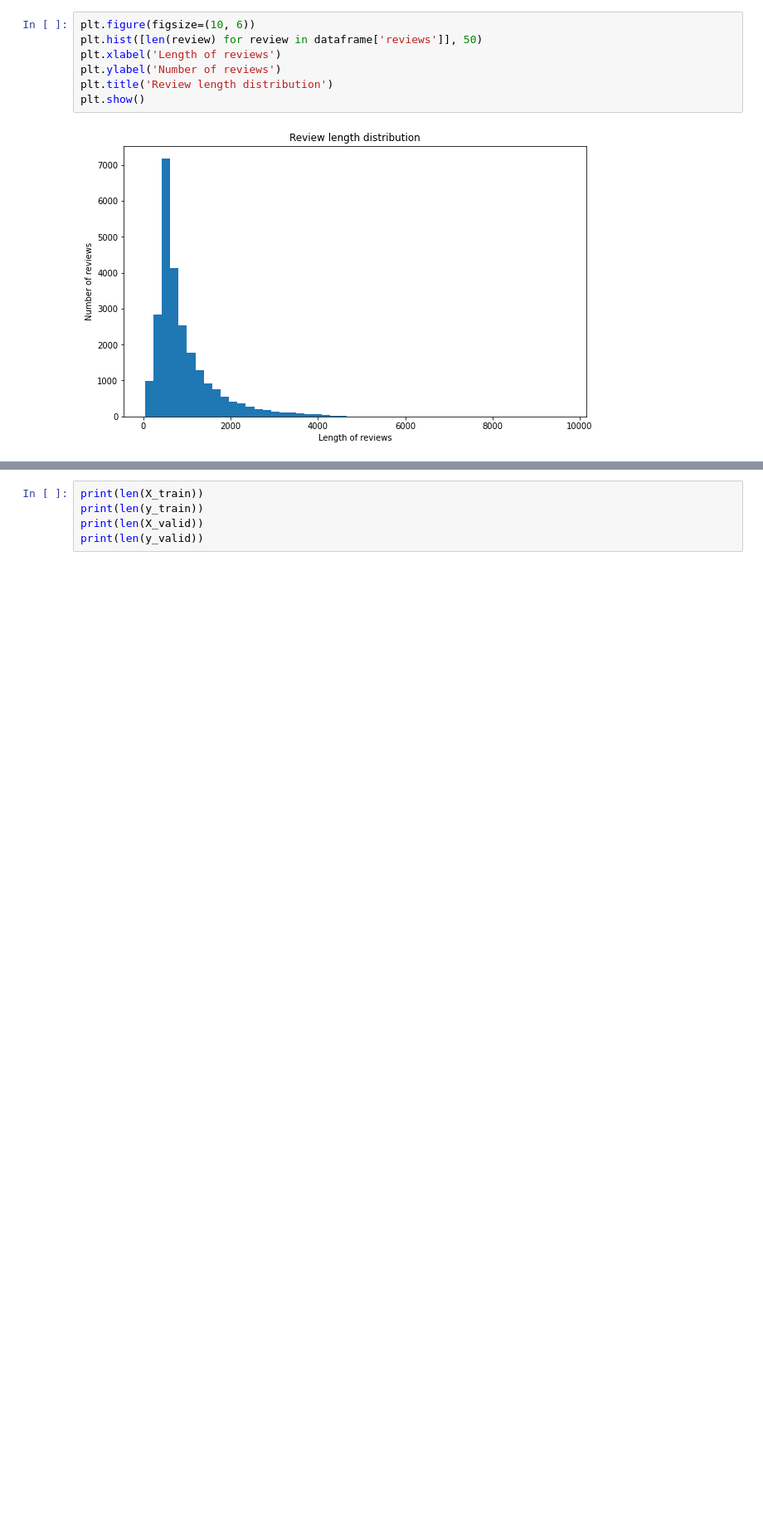
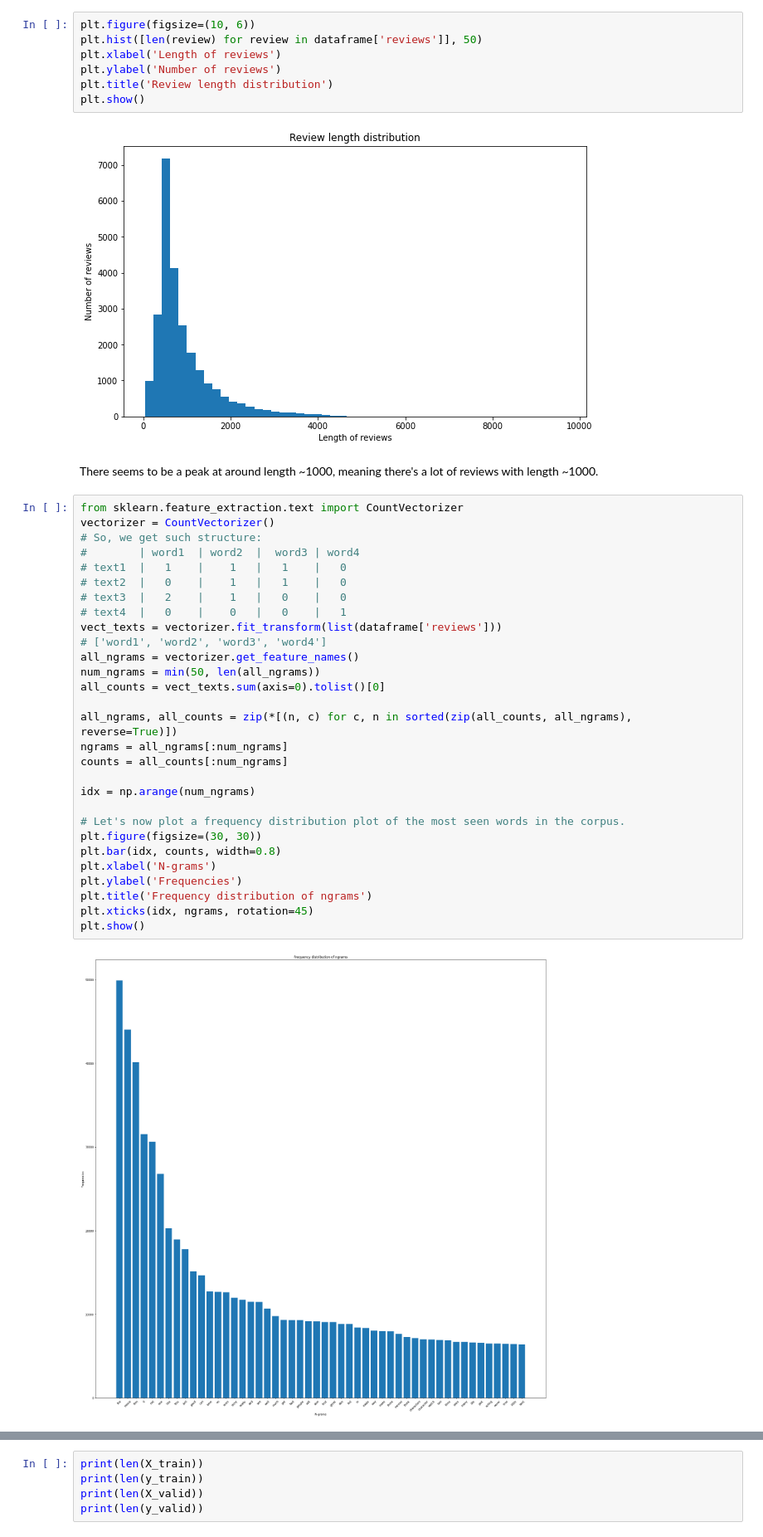
Before and after one commit to stochasticats/imdb-review-sentiment-classifier, a Jupyter notebook: imdb_movie_sentiment_classifier.ipynb, the cells around one changed output, grey strips where cells are left out. Shown at 83% size. Saved outputs shown, nothing was run; the diff lists cells and outputs as text; blank space fills up the shorter version.

```diff
--- a/imdb_movie_sentiment_classifier.ipynb
+++ b/imdb_movie_sentiment_classifier.ipynb
@@ -179,4 +183,37 @@ plt.title('Review length distribution')
 plt.show()
 # %% [output]
 [figure]
+# %% [markdown]
+There seems to be a peak at around length ~1000, meaning there's a lot of reviews with length ~1000.
+# %%
+from sklearn.feature_extraction.text import CountVectorizer
+vectorizer = CountVectorizer()
+# So, we get such structure:
+#        | word1  | word2  |  word3 | word4
+# text1  |   1    |    1   |   1    |   0
+# text2  |   0    |    1   |   1    |   0
+# text3  |   2    |    1   |   0    |   0
+# text4  |   0    |    0   |   0    |   1
+vect_texts = vectorizer.fit_transform(list(dataframe['reviews']))
+# ['word1', 'word2', 'word3', 'word4']
+all_ngrams = vectorizer.get_feature_names()
+num_ngrams = min(50, len(all_ngrams))
+all_counts = vect_texts.sum(axis=0).tolist()[0]
+
+all_ngrams, all_counts = zip(*[(n, c) for c, n in sorted(zip(all_counts, all_ngrams), reverse=True)])
+ngrams = all_ngrams[:num_ngrams]
+counts = all_counts[:num_ngrams]
+
+idx = np.arange(num_ngrams)
+
+# Let's now plot a frequency distribution plot of the most seen words in the corpus.
+plt.figure(figsize=(30, 30))
+plt.bar(idx, counts, width=0.8)
+plt.xlabel('N-grams')
+plt.ylabel('Frequencies')
+plt.title('Frequency distribution of ngrams')
+plt.xticks(idx, ngrams, rotation=45)
+plt.show()
+# %% [output]
+[figure, added]
 # %%
```
Also changed, not shown: parts of 16 cells of this notebook.
